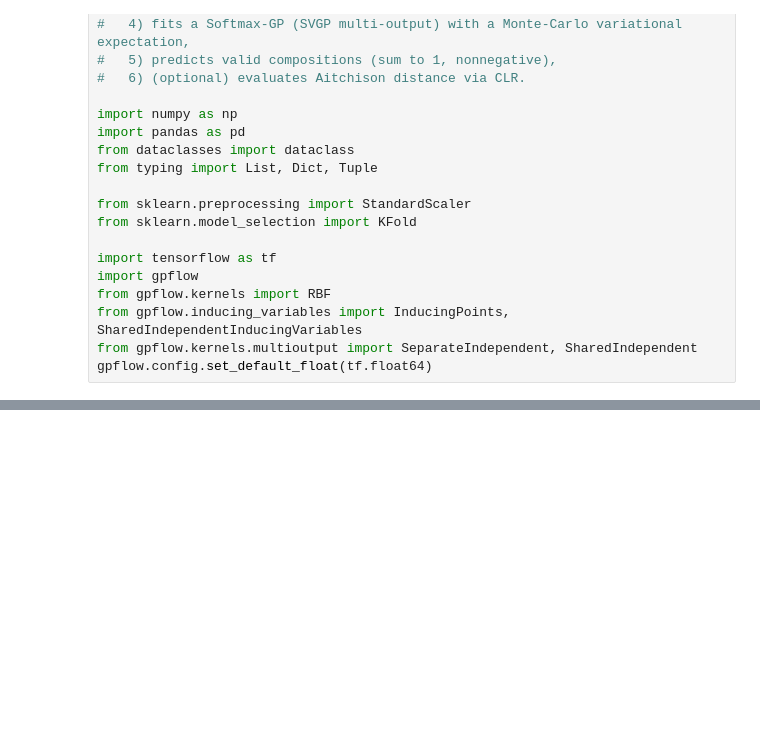
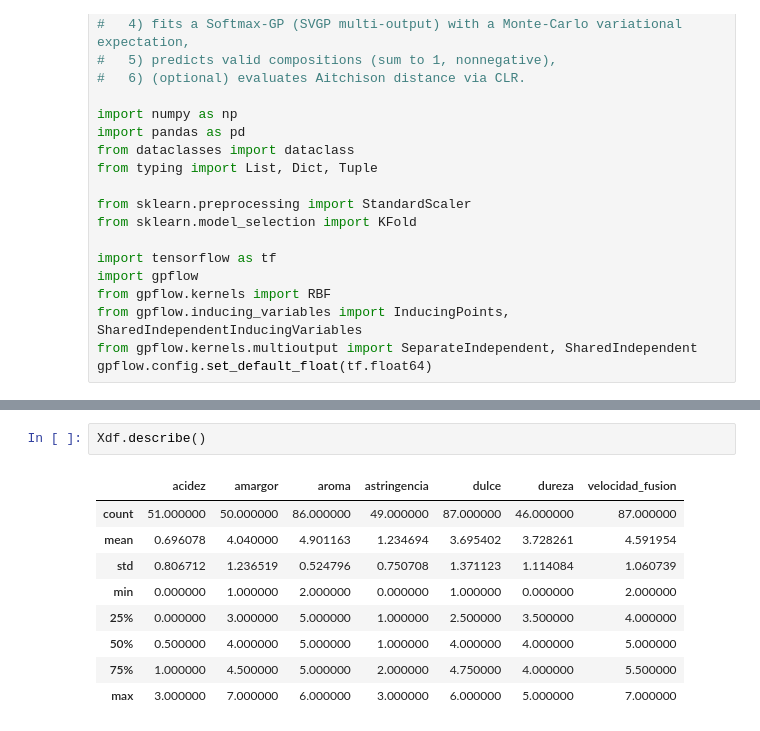
Before and after one commit to UN-GCPDS/python-gcpds.luker_multiple_annotators, a Jupyter notebook: notebooks/recipes/model.ipynb, the cells around one changed output, grey strips where cells are left out. Saved outputs shown, nothing was run; the diff lists cells and outputs as text; blank space fills up the shorter version.

```diff
--- a/notebooks/recipes/model.ipynb
+++ b/notebooks/recipes/model.ipynb
@@ -660,0 +957,12 @@ Round-trip row sums (first 3): [1. 1. 1.]
+# %%
+Xdf.describe()
+# %% [output]
+|  | acidez | amargor | aroma | astringencia | dulce | dureza | velocidad_fusion |
+| count | 51.000000 | 50.000000 | 86.000000 | 49.000000 | 87.000000 | 46.000000 | 87.000000 |
+| mean | 0.696078 | 4.040000 | 4.901163 | 1.234694 | 3.695402 | 3.728261 | 4.591954 |
+| std | 0.806712 | 1.236519 | 0.524796 | 0.750708 | 1.371123 | 1.114084 | 1.060739 |
+| min | 0.000000 | 1.000000 | 2.000000 | 0.000000 | 1.000000 | 0.000000 | 2.000000 |
+| 25% | 0.000000 | 3.000000 | 5.000000 | 1.000000 | 2.500000 | 3.500000 | 4.000000 |
+| 50% | 0.500000 | 4.000000 | 5.000000 | 1.000000 | 4.000000 | 4.000000 | 5.000000 |
+| 75% | 1.000000 | 4.500000 | 5.000000 | 2.000000 | 4.750000 | 4.000000 | 5.500000 |
+| max | 3.000000 | 7.000000 | 6.000000 | 3.000000 | 6.000000 | 5.000000 | 7.000000 |
```
Also changed, not shown: parts of 12 cells of this notebook, 5 other files.
